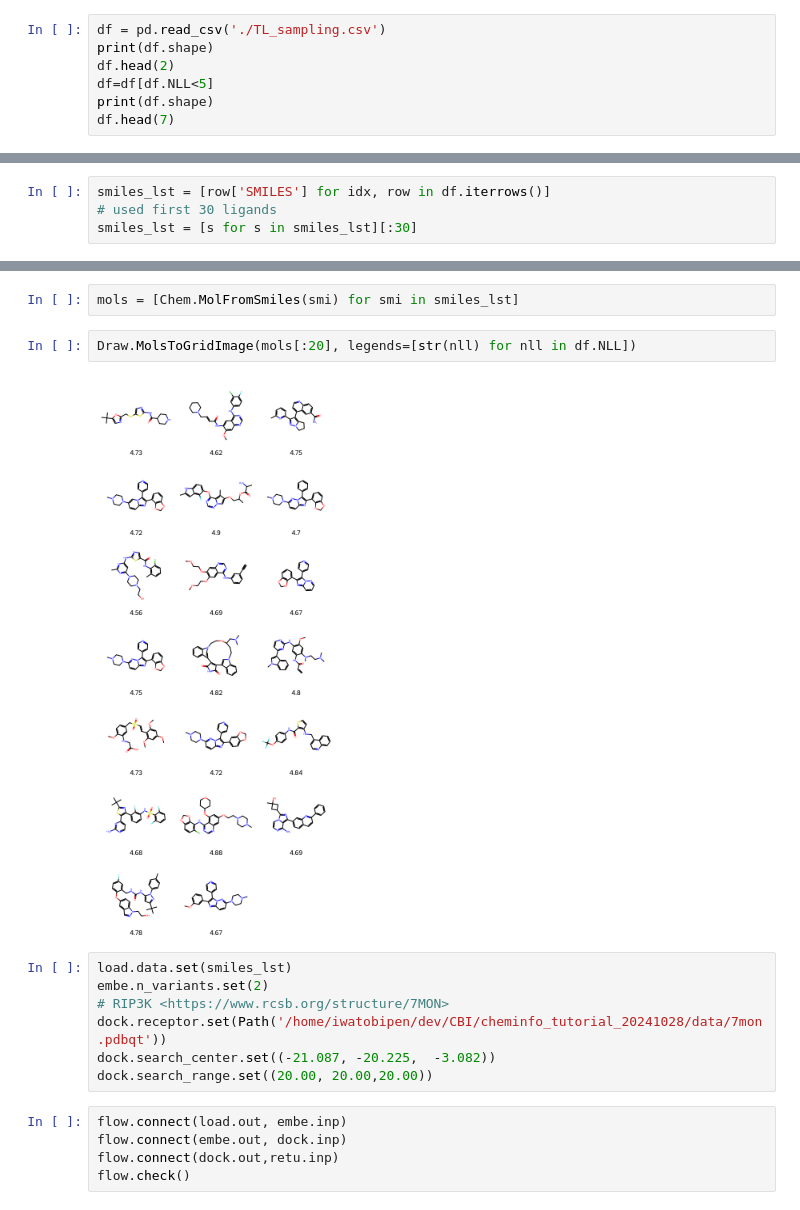
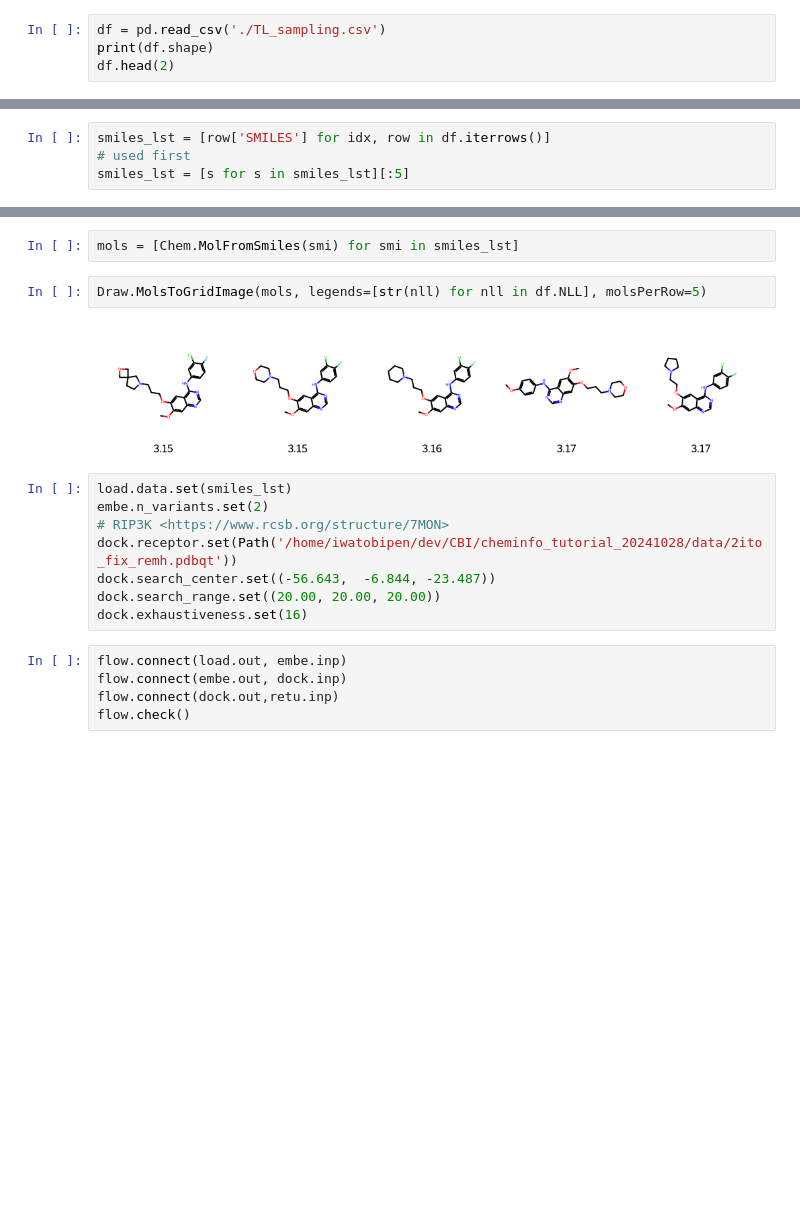
Before and after one commit to cbi-society/cheminfo_tutorial_20241028, a Jupyter notebook: notebook/07_Build_SBDD_WF.ipynb, the cells around one changed output, grey strips where cells are left out. Drawn from its saved outputs; the diff is of its cells as text; blank space fills up the shorter version.

```diff
--- a/notebook/07_Build_SBDD_WF.ipynb
+++ b/notebook/07_Build_SBDD_WF.ipynb
@@ -25,7 +25,4 @@ retu = flow.add(Return[list[IsomerCollection]])
 df = pd.read_csv('./TL_sampling.csv')
 print(df.shape)
 df.head(2)
-df=df[df.NLL<5]
-print(df.shape)
-df.head(7)
 # %% [output]
@@ -42,23 +33,24 @@ df.head(7)
 # %%
 smiles_lst = [row['SMILES'] for idx, row in df.iterrows()]
-# used first 30 ligands
-smiles_lst = [s for s in smiles_lst][:30]
+# used first
+smiles_lst = [s for s in smiles_lst][:5]
 # %%
 from rdkit import Chem
 from rdkit.Chem import Draw
 # %%
 mols = [Chem.MolFromSmiles(smi) for smi in smiles_lst]
 # %%
-Draw.MolsToGridImage(mols[:20], legends=[str(nll) for nll in df.NLL])
+Draw.MolsToGridImage(mols, legends=[str(nll) for nll in df.NLL], molsPerRow=5)
 # %% [output]
-[figure, old version]
+[figure, new version]
 # %%
 load.data.set(smiles_lst)
 embe.n_variants.set(2)
 # RIP3K <https://www.rcsb.org/structure/7MON>
-dock.receptor.set(Path('/home/iwatobipen/dev/CBI/cheminfo_tutorial_20241028/data/7mon.pdbqt'))
-dock.search_center.set((-21.087, -20.225,  -3.082))
-dock.search_range.set((20.00, 20.00,20.00))
+dock.receptor.set(Path('/home/iwatobipen/dev/CBI/cheminfo_tutorial_20241028/data/2ito_fix_remh.pdbqt'))
+dock.search_center.set((-56.643,  -6.844, -23.487))
+dock.search_range.set((20.00, 20.00, 20.00))
+dock.exhaustiveness.set(16)
 # %%
 flow.connect(load.out, embe.inp)
 flow.connect(embe.out, dock.inp)
```
Also changed, not shown: parts of 6 cells of this notebook, 1 other file.
